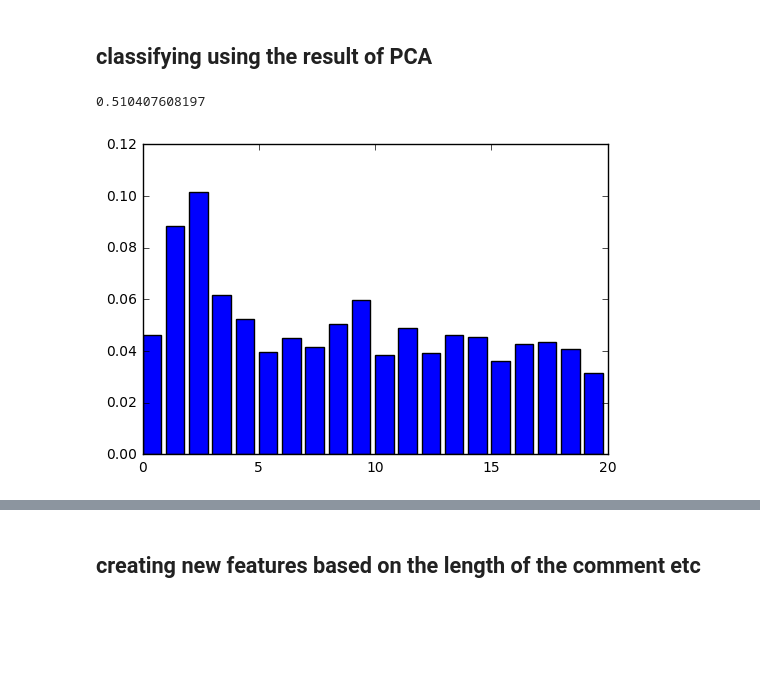
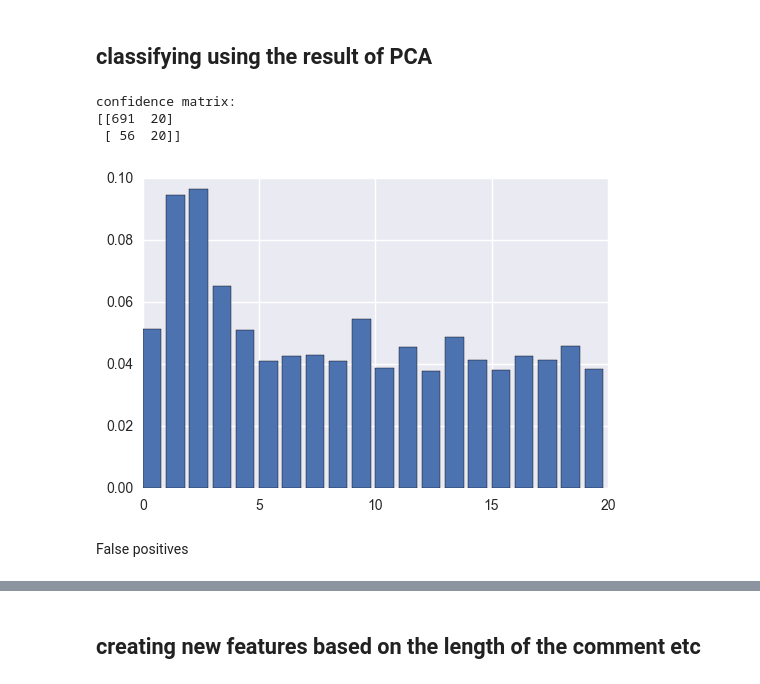
Before and after one commit to amirfz/youtube_troll_detection, a Jupyter notebook: insult_detection.ipynb, the cells around one changed output, grey strips where cells are left out. Cells and saved outputs as stored; diff of their text form; code cells hidden in the pictures; blank space fills up the shorter version.

Commit message:
tried anamoly detection, using confusion metrix, printing out false results

```diff
--- a/insult_detection.ipynb
+++ b/insult_detection.ipynb
@@ -63,17 +64,20 @@ Y = le.transform(data.troll.values)
 ## defining a classifier function
 # %%
 from sklearn.ensemble import RandomForestClassifier
-from sklearn.cross_validation import train_test_split
-from sklearn.metrics import log_loss
+from sklearn.model_selection import train_test_split
+from sklearn.metrics import confusion_matrix
 
 def model_rfc(X, Y):
     X_train, X_test, y_train, y_test = train_test_split(X, Y, train_size=.80)
-    clf = RandomForestClassifier(n_estimators=30)
+    clf = RandomForestClassifier(n_estimators=100)
     clf.fit(X_train, y_train)
-    clf_probs = clf.predict_proba(X_test)
-    score = log_loss(y_test, clf_probs)
+    clf_probs = np.dot(clf.predict_proba(X_test)>0.5, np.array([0, 1]))
+    score = confusion_matrix(y_test, clf_probs)
+    print('confidence matrix:')
     print(score)
     plt.bar(range(X.shape[1]), clf.feature_importances_)
+
+    return np.dot(clf.predict_proba(X)>0.5, np.array([0, 1]))
 # %% [markdown]
 ## dimensionality reduction
 # %% [markdown]
@@ -106,7 +110,11 @@ Wall time: 54.9 s
 # %% [markdown]
 ## classifying using the result of PCA
 # %%
-model_rfc(X_pca, Y)
+clf_probs = model_rfc(X_pca, Y)
 # %% [output]
-0.510407608197
+confidence matrix:
+[[691  20]
+ [ 56  20]]
-[figure, old version]
+[figure, new version]
+# %% [markdown]
+False positives
```
Also changed, not shown: parts of 25 cells of this notebook.
